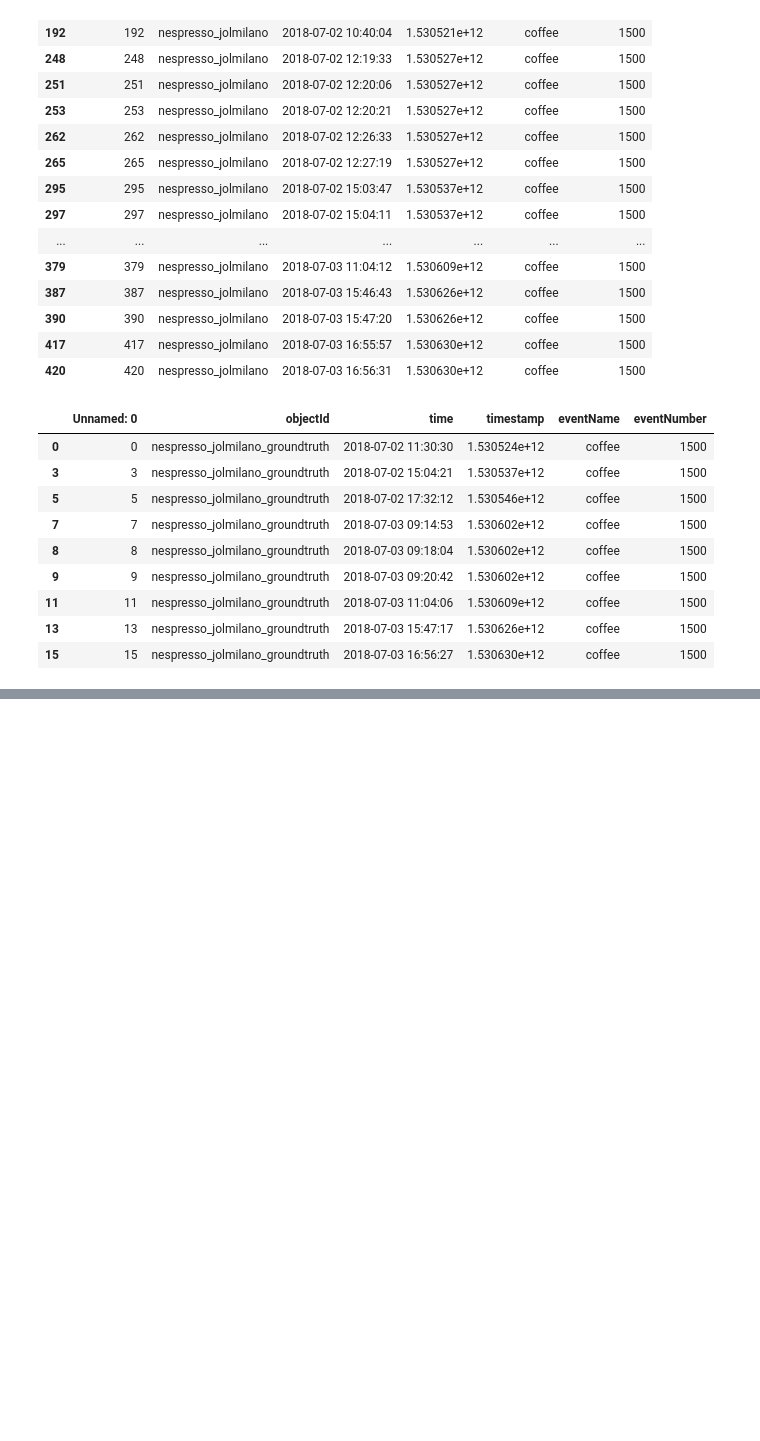
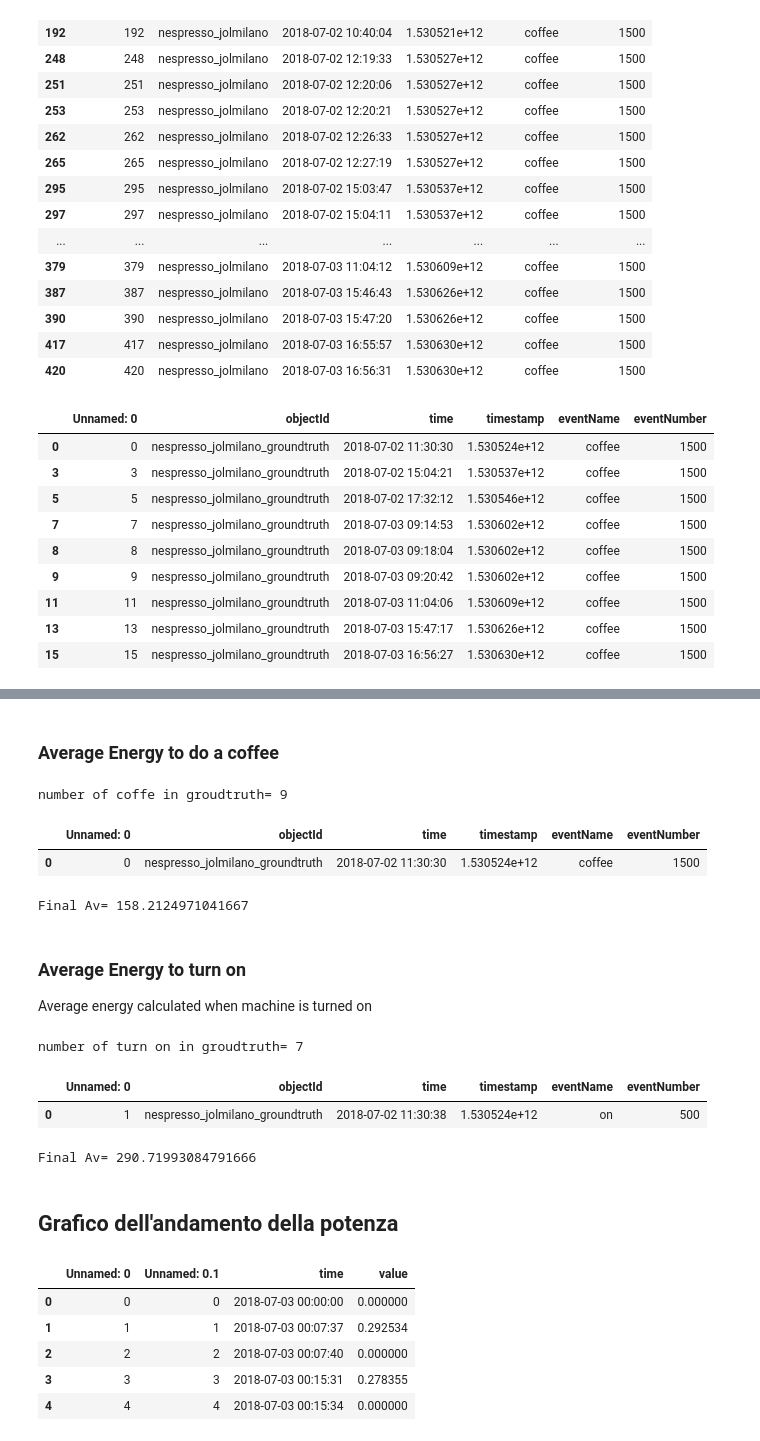
Before and after one commit to FAngelo94/modify-csv-by-pandas, a Jupyter notebook: Analisi dei Dati.ipynb, the cells around one changed output, grey strips where cells are left out. Drawn from its saved outputs; the diff is of its cells as text; code cells hidden in the pictures; blank space fills up the shorter version.

```diff
--- a/Analisi dei Dati.ipynb
+++ b/Analisi dei Dati.ipynb
@@ -116,0 +180,71 @@ groundtruth[(groundtruth["eventName"]=="coffee")& (groundtruth["time"]>=start) &
+# %% [markdown]
+### Average Energy to do a coffee
+# %%
+number_of_coffe = len(groundtruth[groundtruth['eventName']=='coffee'])
+print("number of coffe in groudtruth=",number_of_coffe)
+coffe      = groundtruth[groundtruth['eventName']=='coffee'].reset_index(drop=True)
+coffe.head(1)
+# %% [output]
+number of coffe in groudtruth= 9
+|  | Unnamed: 0 | objectId | time | timestamp | eventName | eventNumber |
+| 0 | 0 | nespresso_jolmilano_groundtruth | 2018-07-02 11:30:30 | 1.530524e+12 | coffee | 1500 |
+# %%
+before_s  = 4
+after_s   = 8
+average = 0
+count   = 0
+i       = 3 #perchè i primi 3 valori sono del giorno prima
+while(i<number_of_coffe):
+    count += 1
+    date   = time.mktime(datetime.strptime(coffe['time'][i], "%Y-%m-%d %H:%M:%S").timetuple())
+    start  = str(datetime.fromtimestamp(date-before_s))
+    end    = str(datetime.fromtimestamp(date+after_s))
+
+    sum_values = sum(power[(power['time']>=start)&(power['time']<=end)]['value'])
+    tot_values = len(power[(power['time']>=start)&(power['time']<=end)]['value'])
+    #print("sum=",sum_values,"values=",tot_values)
+    average = average + sum_values/tot_values
+    #print("average=",average)
+    i += 1
+    count += 1
+average = average / count
+print("Final Av=",average)
+# %% [output]
+Final Av= 158.2124971041667
+# %% [markdown]
+ ### Average Energy to turn on
+ Average energy calculated when machine is turned on
+# %%
+number_of_on = len(groundtruth[groundtruth['eventName']=='on'])
+print("number of turn on in groudtruth=",number_of_on)
+turn_on      = groundtruth[groundtruth['eventName']=='on'].reset_index(drop=True)
+turn_on.head(1)
+# %% [output]
+number of turn on in groudtruth= 7
+|  | Unnamed: 0 | objectId | time | timestamp | eventName | eventNumber |
+| 0 | 1 | nespresso_jolmilano_groundtruth | 2018-07-02 11:30:38 | 1.530524e+12 | on | 500 |
+# %%
+before_s  = -10
+after_s   = 20
+average = 0
+count   = 0
+i       = 3  #perchè i primi 3 valori sono del giorno prima
+while(i<number_of_on):
+    count += 1
+    date   = time.mktime(datetime.strptime(turn_on['time'][i], "%Y-%m-%d %H:%M:%S").timetuple())
+    start  = str(datetime.fromtimestamp(date-before_s))
+    end    = str(datetime.fromtimestamp(date+after_s))
+
+    sum_values = sum(power[(power['time']>=start)&(power['time']<=end)]['value'])
+    tot_values = len(power[(power['time']>=start)&(power['time']<=end)]['value'])
+    #print("sum=",sum_values,"values=",tot_values)
+    average = average + sum_values/tot_values
+    #print("average=",average)
+    i += 1
+    count += 1
+average = average / count
+print("Final Av=",average)
+# %% [output]
+Final Av= 290.71993084791666
+# %% [markdown]
+## Grafico dell'andamento della potenza
@@ -116,0 +254,9 @@ groundtruth[(groundtruth["eventName"]=="coffee")& (groundtruth["time"]>=start) &
+# %%
+power.head()
+# %% [output]
+|  | Unnamed: 0 | Unnamed: 0.1 | time | value |
+| 0 | 0 | 0 | 2018-07-03 00:00:00 | 0.000000 |
+| 1 | 1 | 1 | 2018-07-03 00:07:37 | 0.292534 |
+| 2 | 2 | 2 | 2018-07-03 00:07:40 | 0.000000 |
+| 3 | 3 | 3 | 2018-07-03 00:15:31 | 0.278355 |
+| 4 | 4 | 4 | 2018-07-03 00:15:34 | 0.000000 |
```
Also changed, not shown: parts of 8 cells of this notebook, 3 other files.
